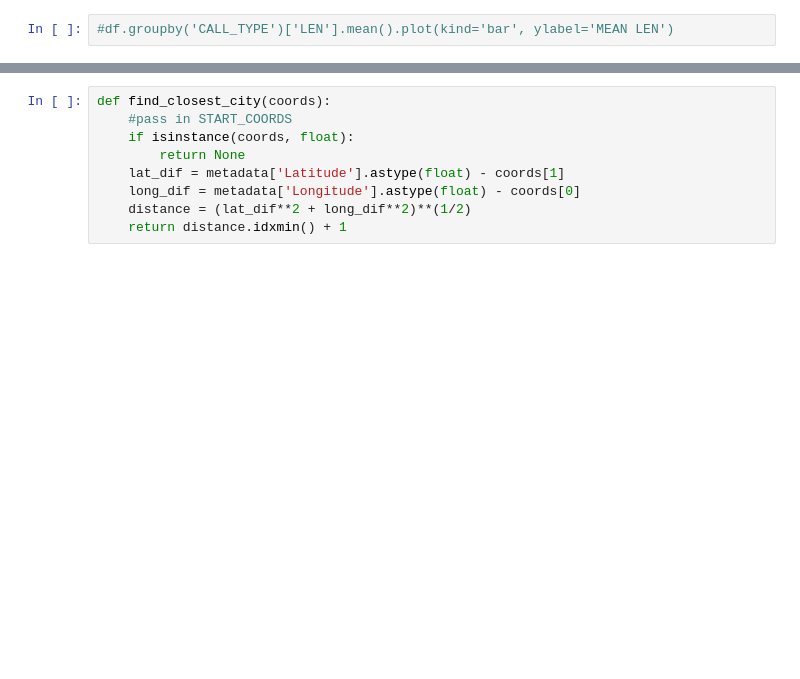
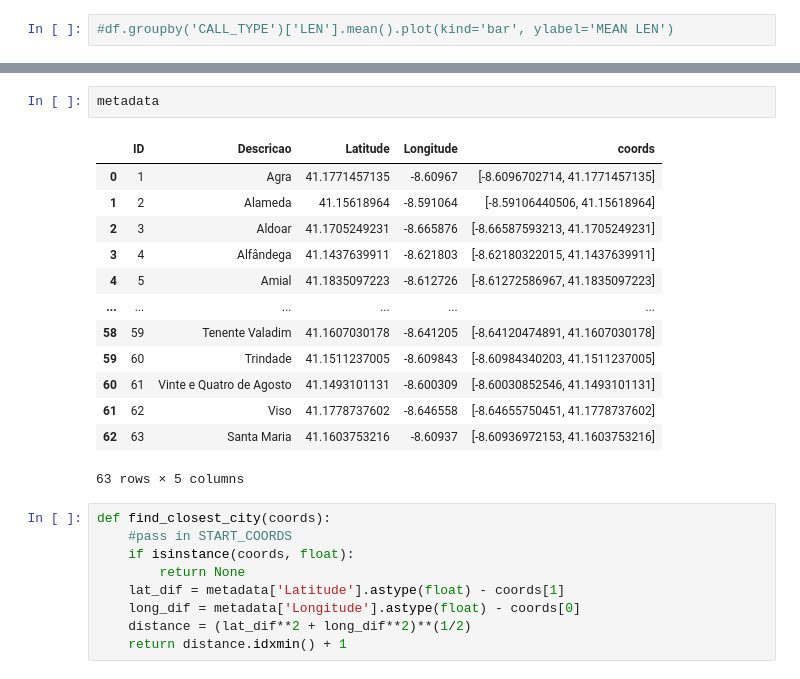
Before and after one commit to sunwoo604/cse151bcomp, a Jupyter notebook: competition.ipynb, the cells around one changed output, grey strips where cells are left out. Drawn from its saved outputs; the diff is of its cells as text; blank space fills up the shorter version.

```diff
--- a/competition.ipynb
+++ b/competition.ipynb
@@ -67,3 +100,19 @@ df.loc[df['CALL_TYPE'] == 3, 'ORIGIN_STAND'] = -1
+# %%
+metadata
+# %% [output]
+|  | ID | Descricao | Latitude | Longitude | coords |
+| 0 | 1 | Agra | 41.1771457135 | -8.60967 | [-8.6096702714, 41.1771457135] |
+| 1 | 2 | Alameda | 41.15618964 | -8.591064 | [-8.59106440506, 41.15618964] |
+| 2 | 3 | Aldoar | 41.1705249231 | -8.665876 | [-8.66587593213, 41.1705249231] |
+| 3 | 4 | Alfândega | 41.1437639911 | -8.621803 | [-8.62180322015, 41.1437639911] |
+| 4 | 5 | Amial | 41.1835097223 | -8.612726 | [-8.61272586967, 41.1835097223] |
+| ... | ... | ... | ... | ... | ... |
+| 58 | 59 | Tenente Valadim | 41.1607030178 | -8.641205 | [-8.64120474891, 41.1607030178] |
+| 59 | 60 | Trindade | 41.1511237005 | -8.609843 | [-8.60984340203, 41.1511237005] |
+| 60 | 61 | Vinte e Quatro de Agosto | 41.1493101131 | -8.600309 | [-8.60030852546, 41.1493101131] |
+| 61 | 62 | Viso | 41.1778737602 | -8.646558 | [-8.64655750451, 41.1778737602] |
+| 62 | 63 | Santa Maria | 41.1603753216 | -8.60937 | [-8.60936972153, 41.1603753216] |
+63 rows × 5 columns
 # %%
 def find_closest_city(coords):
     #pass in START_COORDS
```
Also changed, not shown: parts of 24 cells of this notebook.
